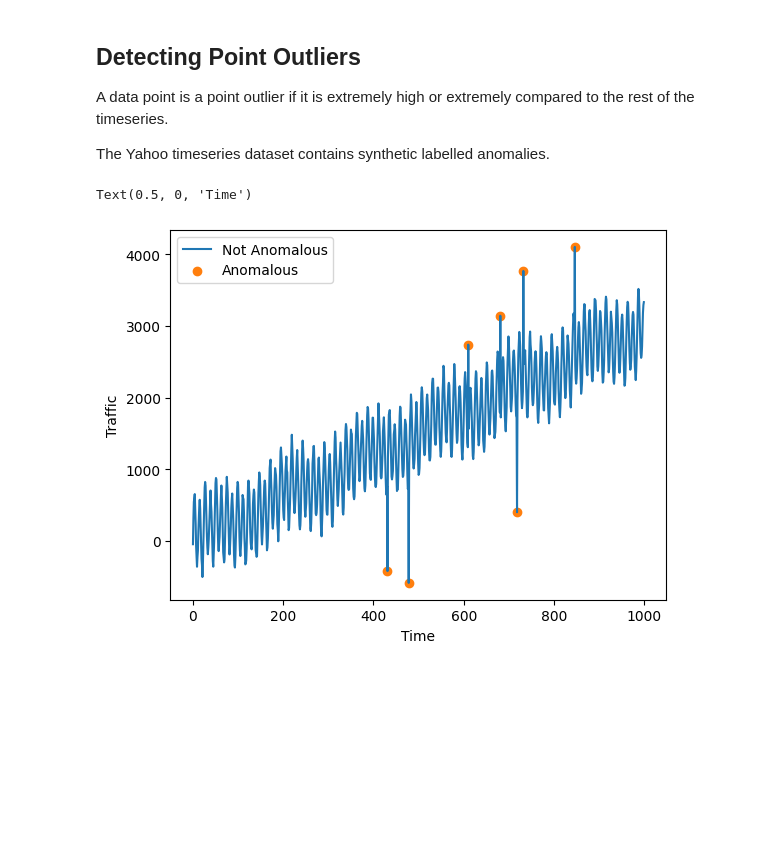
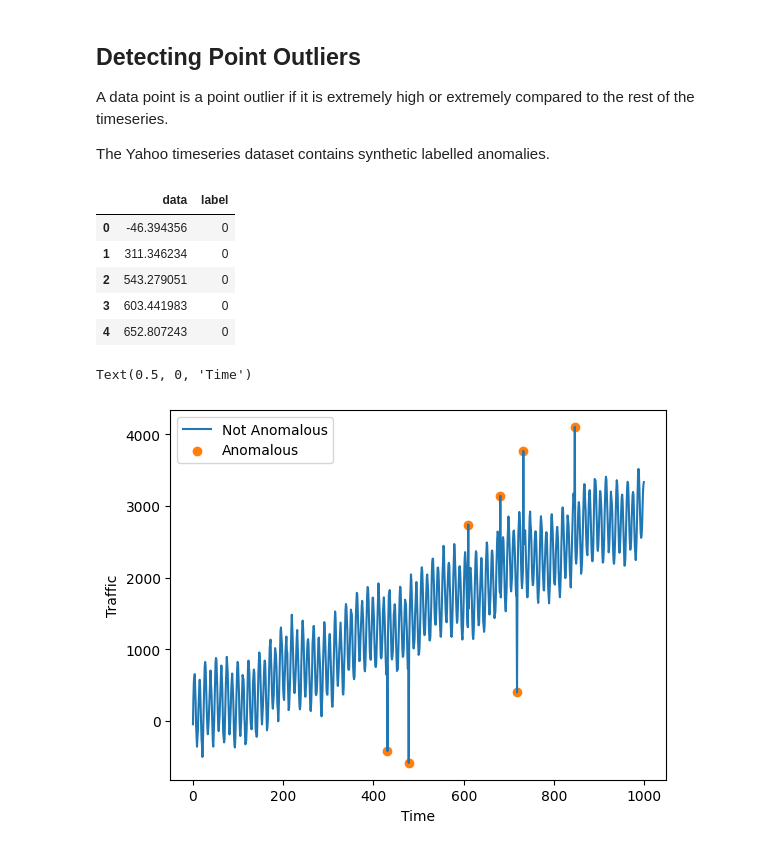
Before and after one commit to sktime/sktime-tutorial-ODSC-Europe-2024, a Jupyter notebook: notebooks/annotation.ipynb, the cells around one changed output. Cells and saved outputs as stored; diff of their text form; code cells hidden in the pictures; blank space fills up the shorter version.

```diff
--- a/notebooks/annotation.ipynb
+++ b/notebooks/annotation.ipynb
@@ -41,4 +41,15 @@ Example of subsequence outliers.
 A data point is a point outlier if it is extremely high or extremely compared to the rest of the timeseries.
 
 The Yahoo timeseries dataset contains synthetic labelled anomalies.
+# %%
+data_root = pathlib.Path("../data")
+df = pd.read_csv(data_root / "yahoo.csv")
+df.head()
+# %% [output]
+|  | data | label |
+| 0 | -46.394356 | 0 |
+| 1 | 311.346234 | 0 |
+| 2 | 543.279051 | 0 |
+| 3 | 603.441983 | 0 |
+| 4 | 652.807243 | 0 |
 # %%
```
Also changed, not shown: parts of 15 cells of this notebook.
